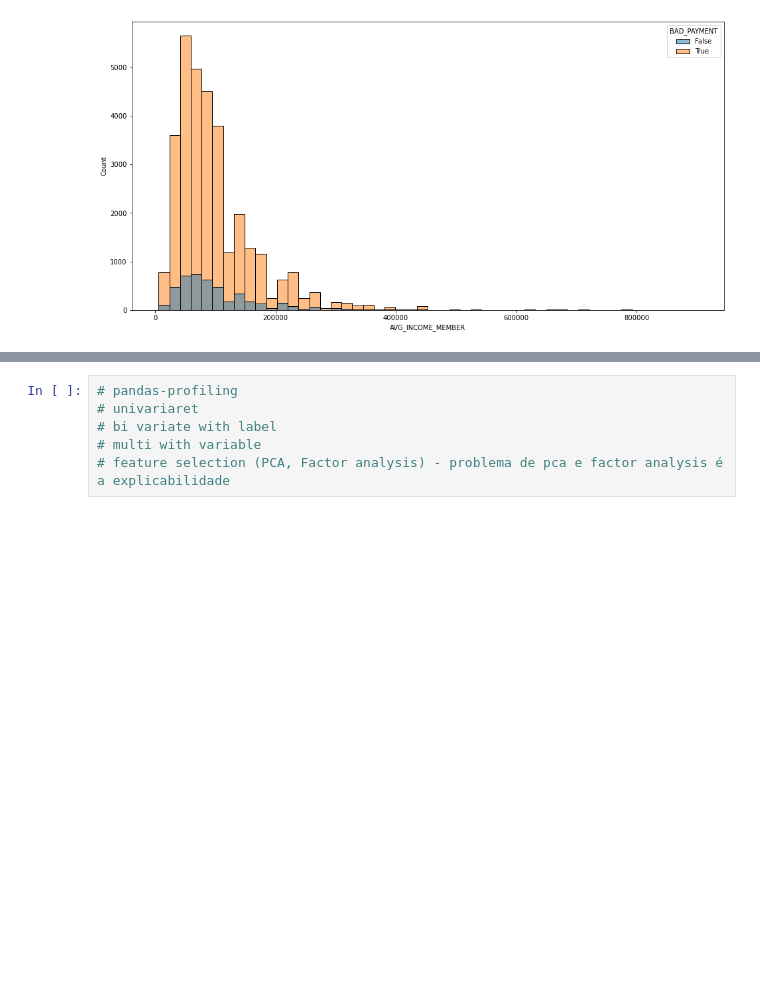
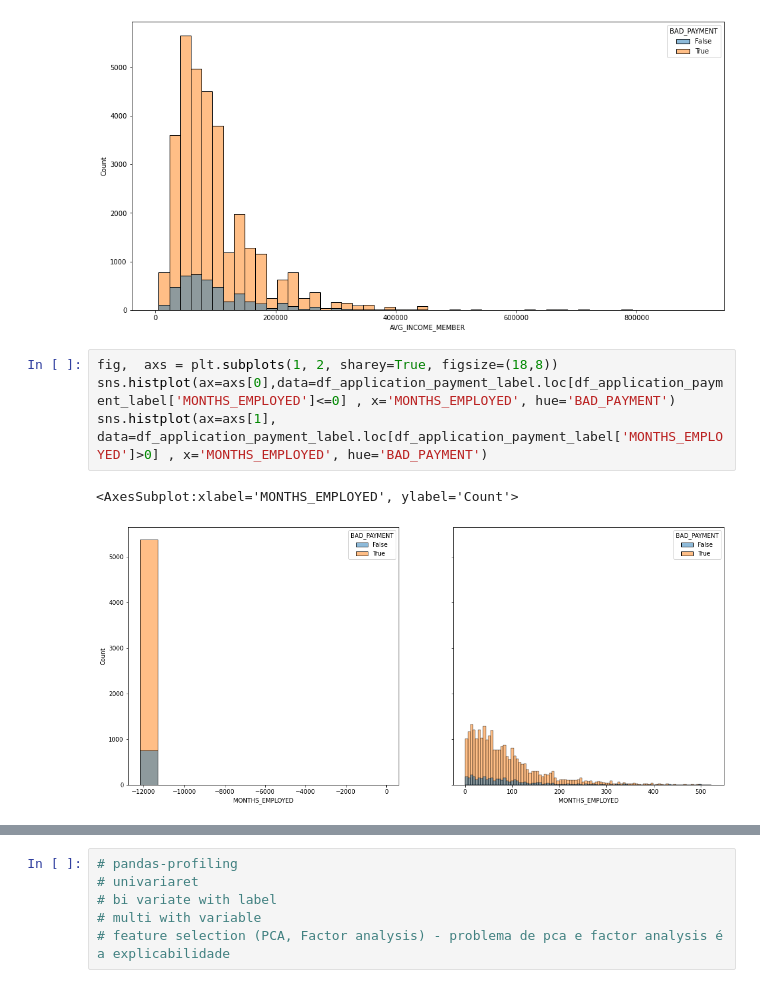
Before and after one commit to sarafribeiro/credit-card-fraud-perdiction, a Jupyter notebook: creadit_card_fraud_detection.ipynb, the cells around one changed output, grey strips where cells are left out. Cells and saved outputs as stored; diff of their text form; blank space fills up the shorter version.

```diff
--- a/creadit_card_fraud_detection.ipynb
+++ b/creadit_card_fraud_detection.ipynb
@@ -184,4 +193,11 @@ sns.histplot(data=df_application_payment_label , x='AVG_INCOME_MEMBER', hue='BAD
 # %% [output]
 <AxesSubplot:xlabel='AVG_INCOME_MEMBER', ylabel='Count'>
 [figure]
+# %%
+fig,  axs = plt.subplots(1, 2, sharey=True, figsize=(18,8))
+sns.histplot(ax=axs[0],data=df_application_payment_label.loc[df_application_payment_label['MONTHS_EMPLOYED']<=0] , x='MONTHS_EMPLOYED', hue='BAD_PAYMENT')
+sns.histplot(ax=axs[1], data=df_application_payment_label.loc[df_application_payment_label['MONTHS_EMPLOYED']>0] , x='MONTHS_EMPLOYED', hue='BAD_PAYMENT')
+# %% [output]
+<AxesSubplot:xlabel='MONTHS_EMPLOYED', ylabel='Count'>
+[figure, added]
 # %%
```
Also changed, not shown: parts of 4 cells of this notebook.
